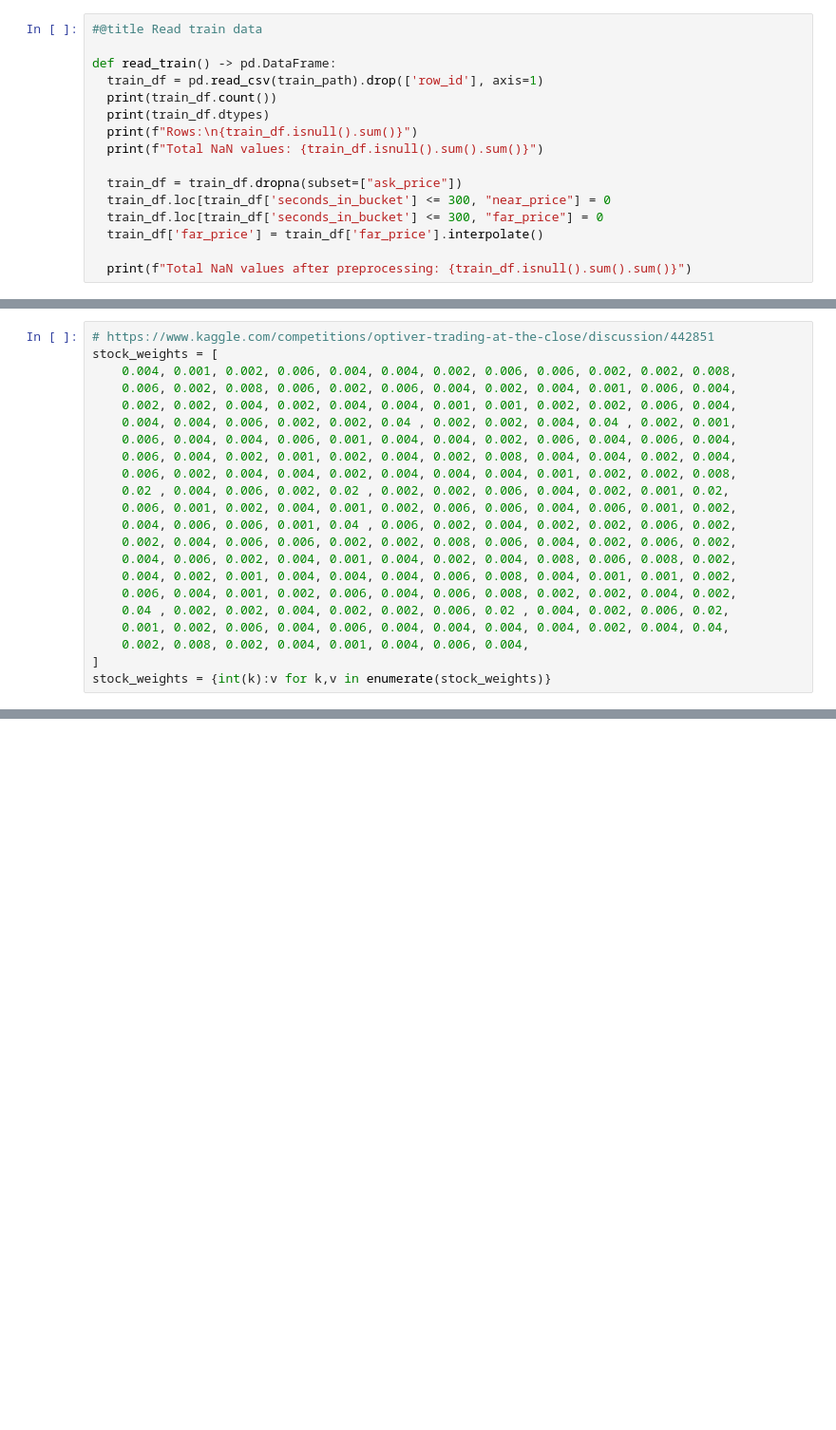
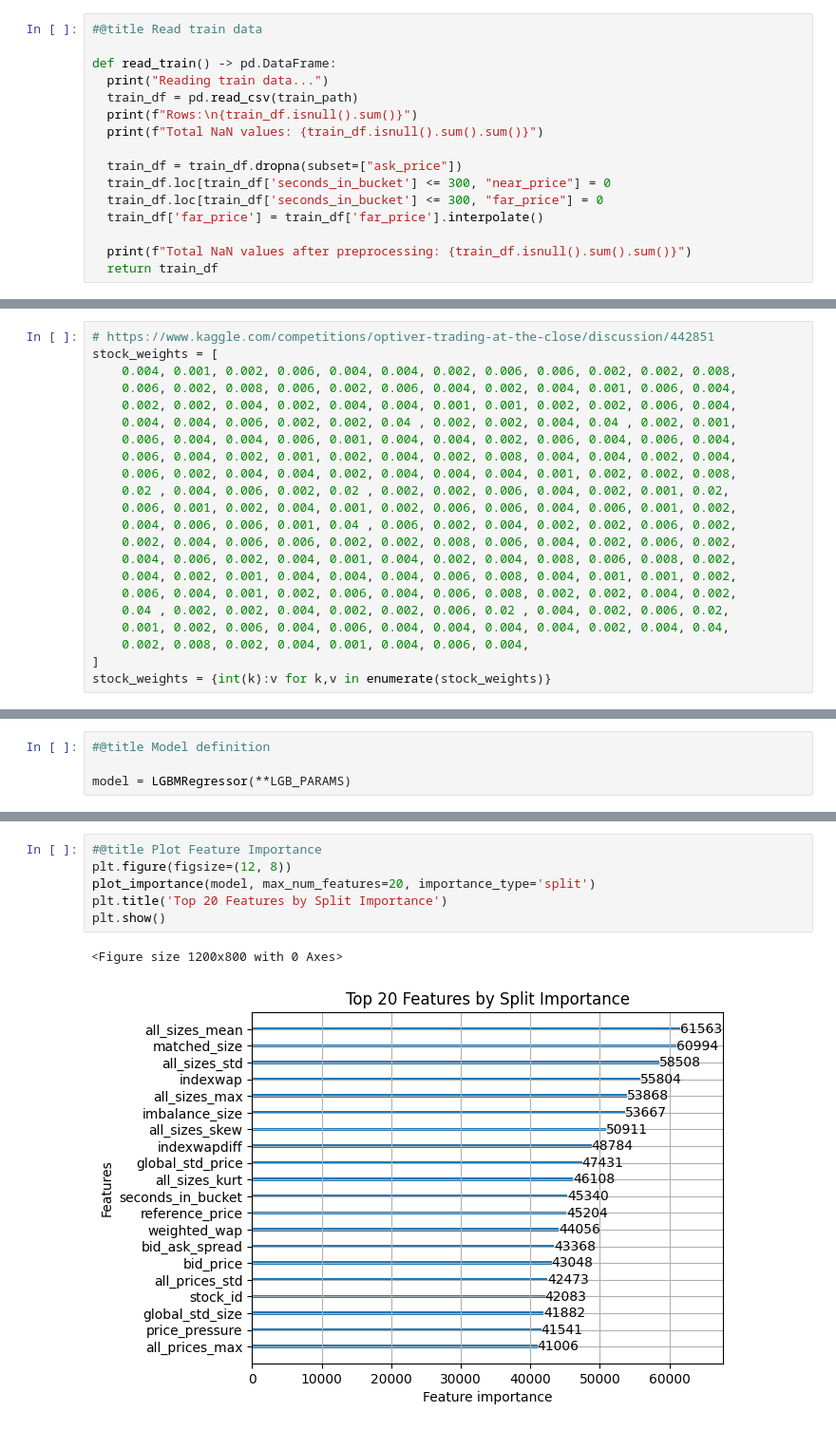
Before and after one commit to sdragos1/bdm, a Jupyter notebook: optiver/optiver.ipynb, the cells around one changed output, grey strips where cells are left out. Shown at 95% size. Cells and saved outputs as stored; diff of their text form; blank space fills up the shorter version.

```diff
--- a/optiver/optiver.ipynb
+++ b/optiver/optiver.ipynb
@@ -43,9 +62,8 @@ train_eng_path = f"{comp_path}/train_eng.pkl"
 #@title Read train data
 
 def read_train() -> pd.DataFrame:
-  train_df = pd.read_csv(train_path).drop(['row_id'], axis=1)
-  print(train_df.count())
-  print(train_df.dtypes)
+  print("Reading train data...")
+  train_df = pd.read_csv(train_path)
   print(f"Rows:\n{train_df.isnull().sum()}")
   print(f"Total NaN values: {train_df.isnull().sum().sum()}")
 
@@ -55,6 +73,7 @@ def read_train() -> pd.DataFrame:
   train_df['far_price'] = train_df['far_price'].interpolate()
 
   print(f"Total NaN values after preprocessing: {train_df.isnull().sum().sum()}")
+  return train_df
 # %%
 #@title Util functions
 def save_pickle(data, file_path):
@@ -188,0 +236,4 @@ dtype: object
+# %%
+#@title Model definition
+
+model = LGBMRegressor(**LGB_PARAMS)
@@ -188,0 +304,9 @@ dtype: object
+# %%
+#@title Plot Feature Importance
+plt.figure(figsize=(12, 8))
+plot_importance(model, max_num_features=20, importance_type='split')
+plt.title('Top 20 Features by Split Importance')
+plt.show()
+# %% [output]
+<Figure size 1200x800 with 0 Axes>
+[figure, added]
```
Also changed, not shown: parts of 9 cells of this notebook.
